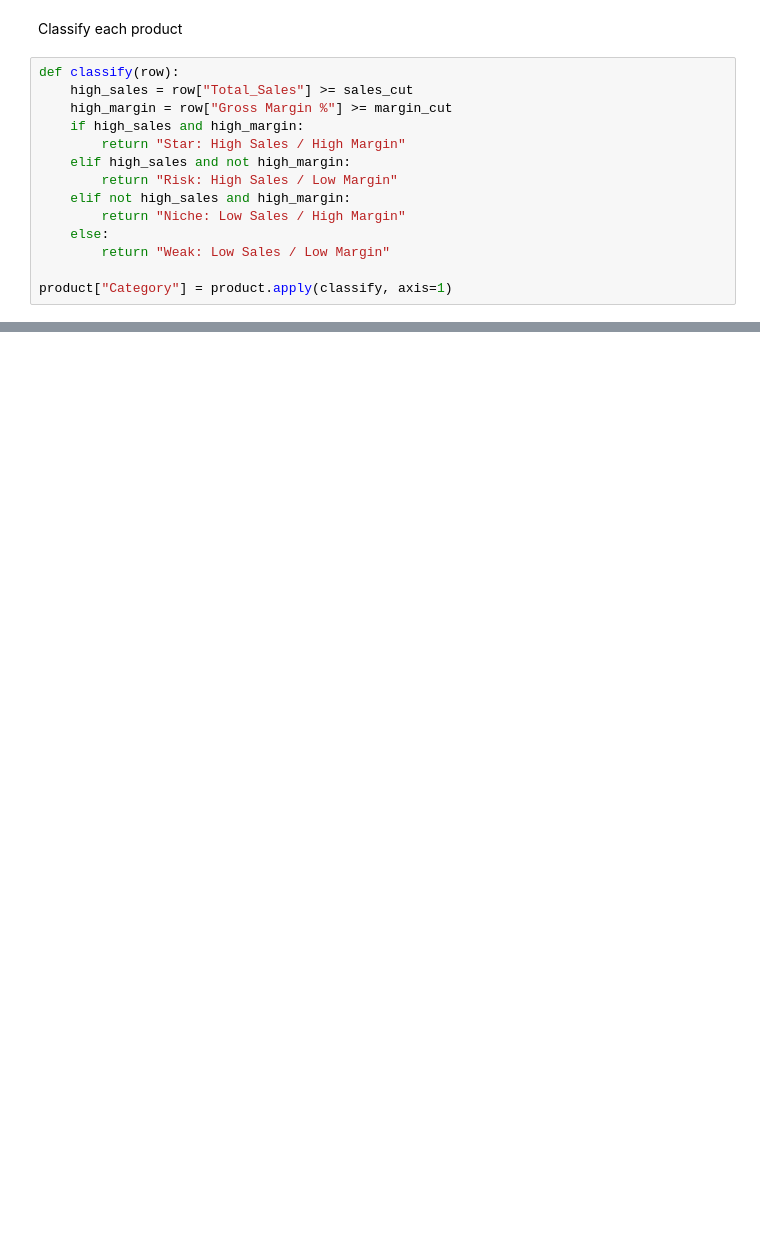
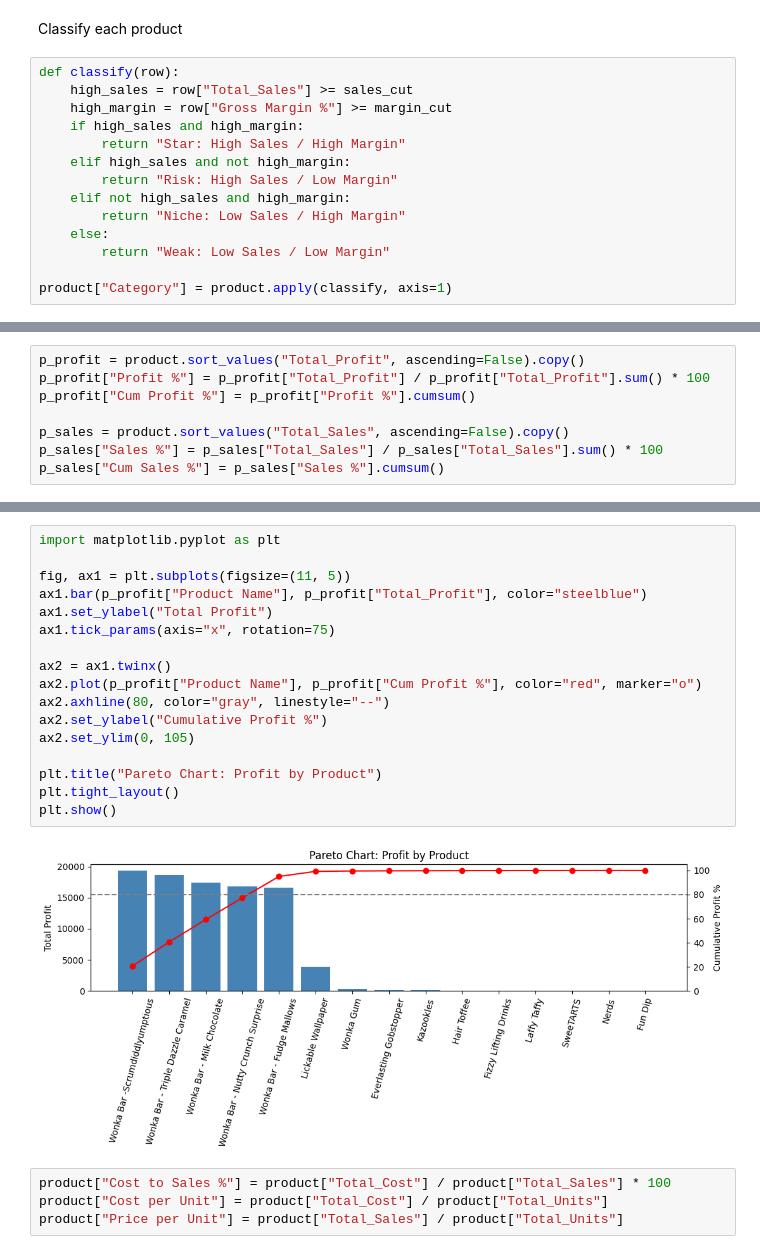
Before and after one commit to subhamsam007/nassau-candy-profitability-analysis, a Jupyter notebook: Nassau_Candy_Product_Profitability_Analysis.ipynb, the cells around one changed output, grey strips where cells are left out. Saved outputs shown, nothing was run; the diff lists cells and outputs as text; blank space fills up the shorter version.

```diff
--- a/Nassau_Candy_Product_Profitability_Analysis.ipynb
+++ b/Nassau_Candy_Product_Profitability_Analysis.ipynb
@@ -221,0 +262,8 @@ product[["Product Name", "Division", "Total_Sales", "Total_Profit",
+# %%
+p_profit = product.sort_values("Total_Profit", ascending=False).copy()
+p_profit["Profit %"] = p_profit["Total_Profit"] / p_profit["Total_Profit"].sum() * 100
+p_profit["Cum Profit %"] = p_profit["Profit %"].cumsum()
+
+p_sales = product.sort_values("Total_Sales", ascending=False).copy()
+p_sales["Sales %"] = p_sales["Total_Sales"] / p_sales["Total_Sales"].sum() * 100
+p_sales["Cum Sales %"] = p_sales["Sales %"].cumsum()
@@ -221,0 +290,23 @@ product[["Product Name", "Division", "Total_Sales", "Total_Profit",
+# %%
+import matplotlib.pyplot as plt
+
+fig, ax1 = plt.subplots(figsize=(11, 5))
+ax1.bar(p_profit["Product Name"], p_profit["Total_Profit"], color="steelblue")
+ax1.set_ylabel("Total Profit")
+ax1.tick_params(axis="x", rotation=75)
+
+ax2 = ax1.twinx()
+ax2.plot(p_profit["Product Name"], p_profit["Cum Profit %"], color="red", marker="o")
+ax2.axhline(80, color="gray", linestyle="--")
+ax2.set_ylabel("Cumulative Profit %")
+ax2.set_ylim(0, 105)
+
+plt.title("Pareto Chart: Profit by Product")
+plt.tight_layout()
+plt.show()
+# %% [output]
+[figure, added]
+# %%
+product["Cost to Sales %"] = product["Total_Cost"] / product["Total_Sales"] * 100
+product["Cost per Unit"] = product["Total_Cost"] / product["Total_Units"]
+product["Price per Unit"] = product["Total_Sales"] / product["Total_Units"]
```
Also changed, not shown: parts of 24 cells of this notebook.
